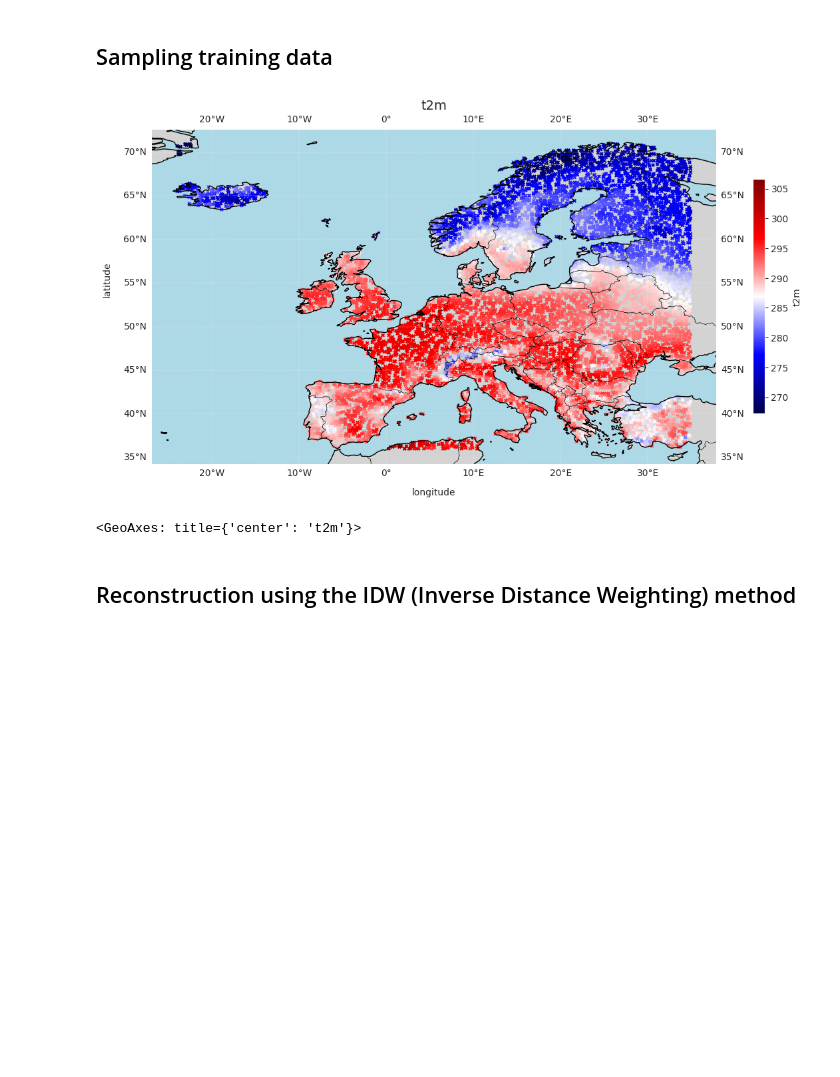
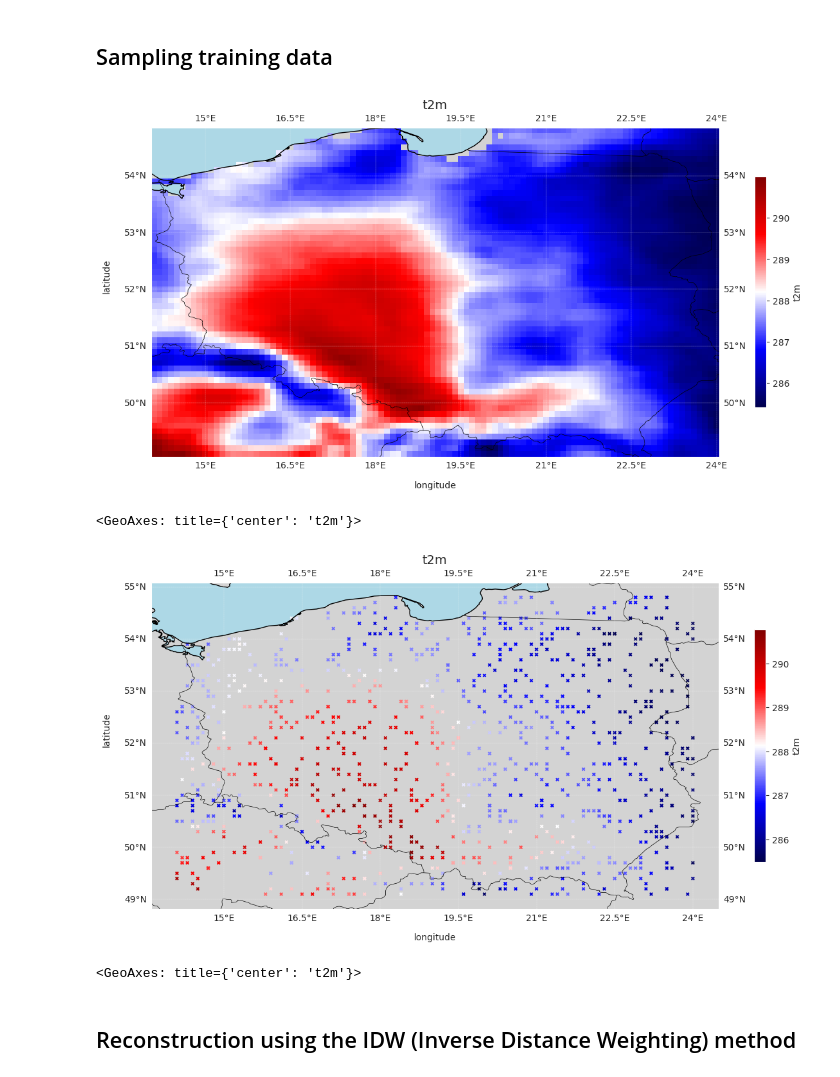
Before and after one commit to jamesWalczak/climatrix, a Jupyter notebook: examples/reconstruction.ipynb, the cells around one changed output. Cells and saved outputs as stored; diff of their text form; code cells hidden in the pictures; blank space fills up the shorter version.

```diff
--- a/examples/reconstruction.ipynb
+++ b/examples/reconstruction.ipynb
@@ -23,11 +35,17 @@ europe.plot()
 <GeoAxes: title={'center': 't2m'}>
 # %% [markdown]
 ## Sampling training data
+# %%
+poland = dset.subset(north=54.85, south=49.02, west=14.07, east=24.02)
+poland.plot()
+# %% [output]
+[figure, added]
+<GeoAxes: title={'center': 't2m'}>
 # %%
-sparse = europe.sample_uniform(number=10_000, nan="resample")
+sparse = poland.sample_uniform(number=1_000, nan="resample")
 sparse.plot()
 # %% [output]
-[figure, old version]
+[figure, new version]
 <GeoAxes: title={'center': 't2m'}>
 # %% [markdown]
 ## Reconstruction using the IDW (Inverse Distance Weighting) method
```
Also changed, not shown: parts of 6 cells of this notebook, 4 other files.
